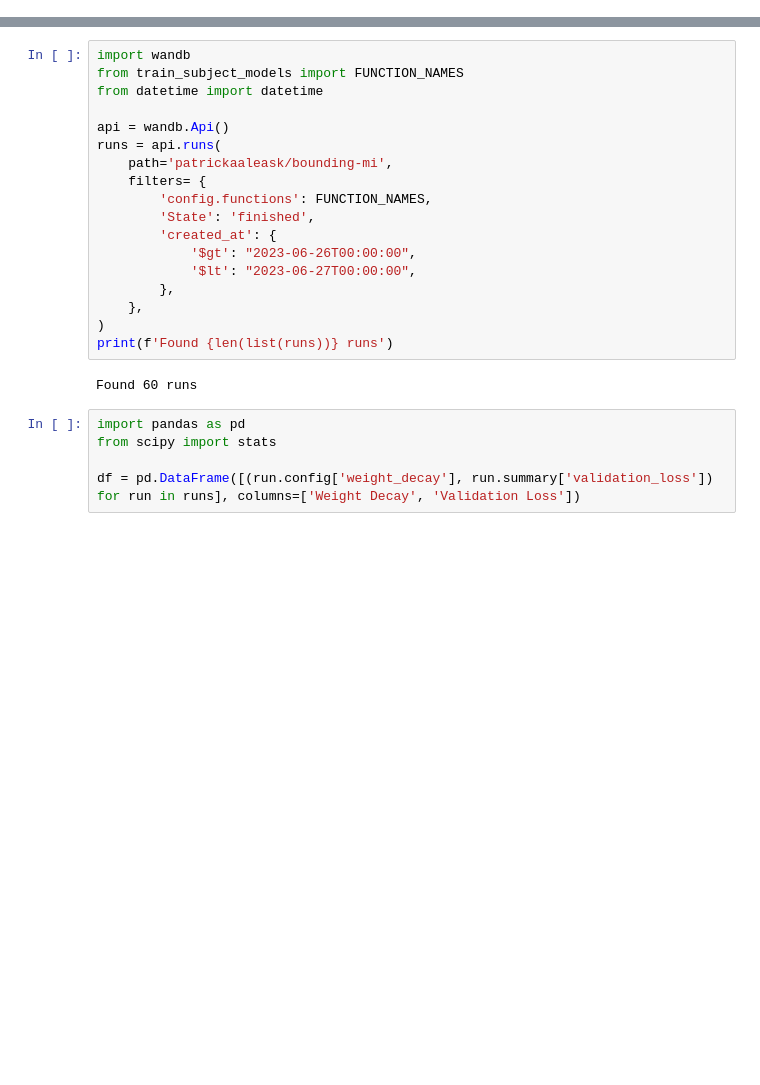
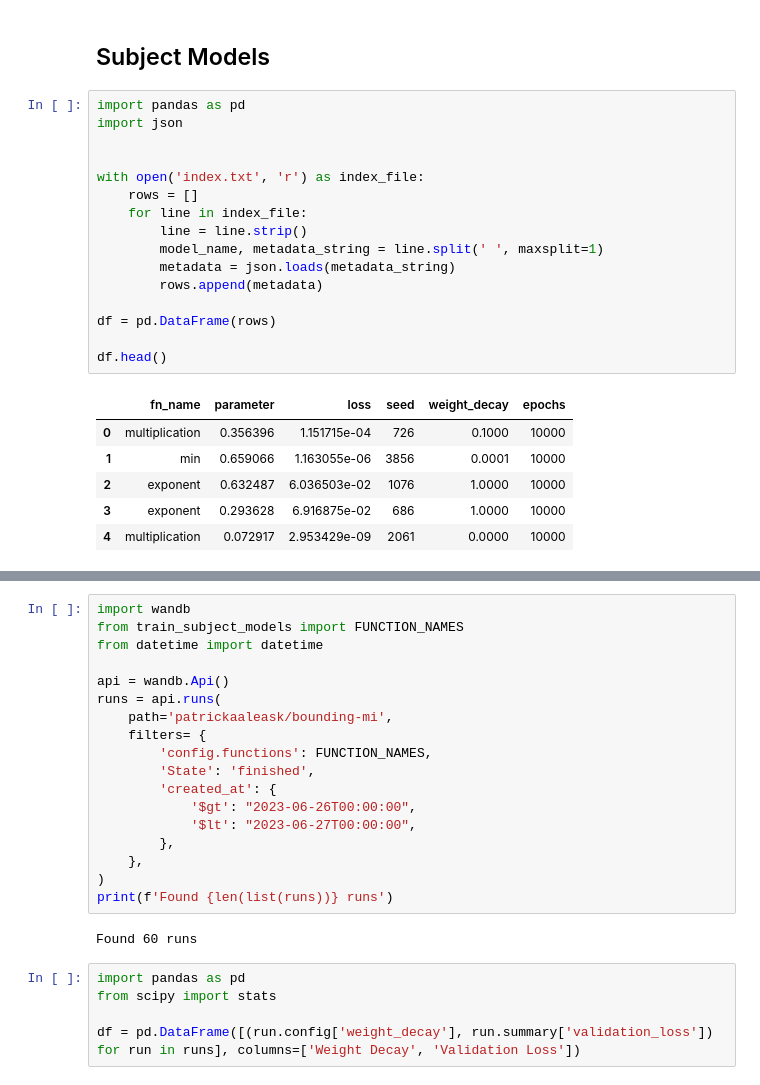
Before and after one commit to pleask/ALMI, a Jupyter notebook: analysis.ipynb, the cells around one changed output, grey strips where cells are left out. Drawn from its saved outputs; the diff is of its cells as text; blank space fills up the shorter version.

```diff
--- a/analysis.ipynb
+++ b/analysis.ipynb
@@ -0,0 +1,25 @@
+# %% [markdown]
+## Subject Models
+# %%
+import pandas as pd
+import json
+
+
+with open('index.txt', 'r') as index_file:
+    rows = []
+    for line in index_file:
+        line = line.strip()
+        model_name, metadata_string = line.split(' ', maxsplit=1)
+        metadata = json.loads(metadata_string)
+        rows.append(metadata)
+
+df = pd.DataFrame(rows)
+
+df.head()
+# %% [output]
+|  | fn_name | parameter | loss | seed | weight_decay | epochs |
+| 0 | multiplication | 0.356396 | 1.151715e-04 | 726 | 0.1000 | 10000 |
+| 1 | min | 0.659066 | 1.163055e-06 | 3856 | 0.0001 | 10000 |
+| 2 | exponent | 0.632487 | 6.036503e-02 | 1076 | 1.0000 | 10000 |
+| 3 | exponent | 0.293628 | 6.916875e-02 | 686 | 1.0000 | 10000 |
+| 4 | multiplication | 0.072917 | 2.953429e-09 | 2061 | 0.0000 | 10000 |
```
Also changed, not shown: parts of 6 cells of this notebook, 5 other files.
